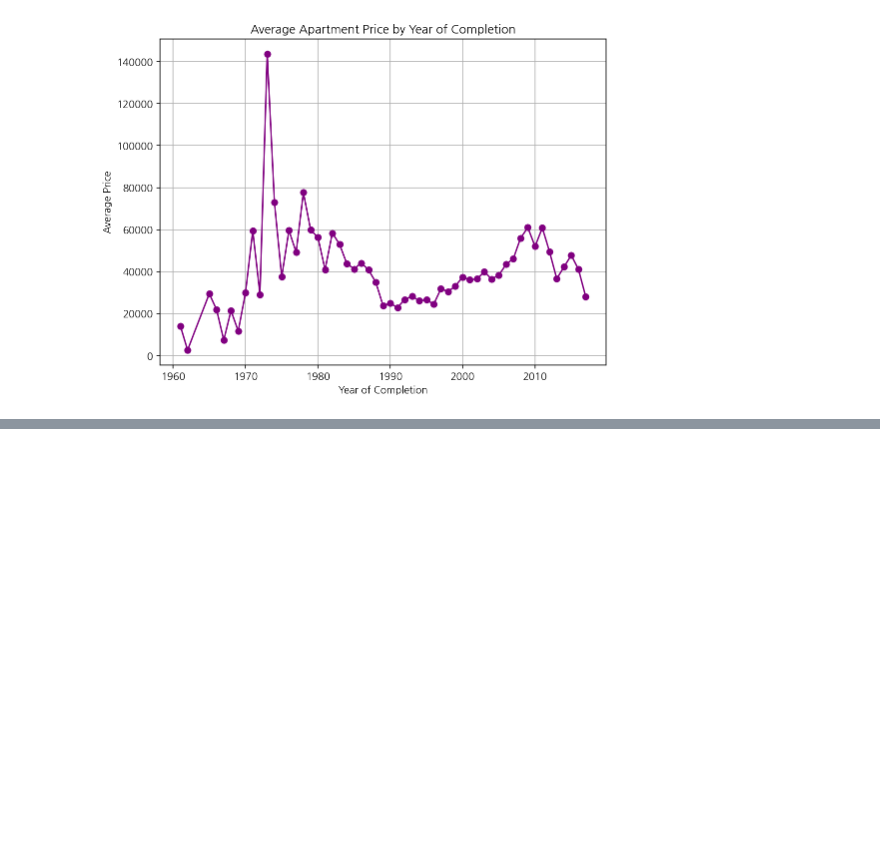
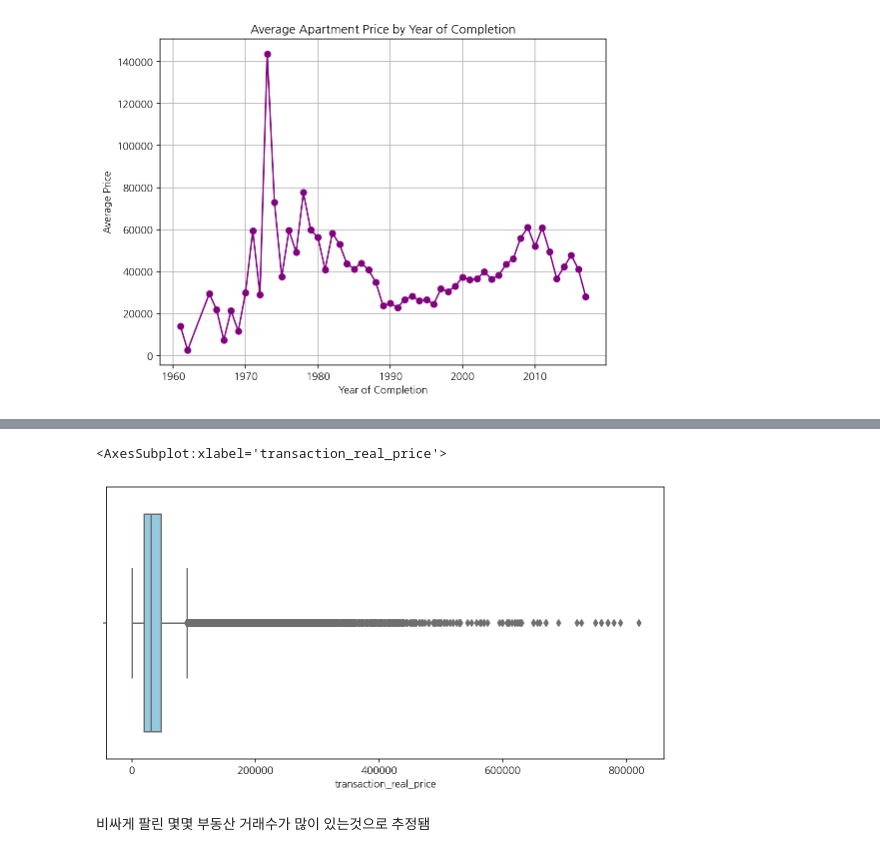
Before and after one commit to Orderlee/aiffel_datathon, a Jupyter notebook: 3y1y_apt_test.ipynb, the cells around one changed output, grey strips where cells are left out. Saved outputs shown, nothing was run; the diff lists cells and outputs as text; code cells hidden in the pictures; blank space fills up the shorter version.

```diff
--- a/3y1y_apt_test.ipynb
+++ b/3y1y_apt_test.ipynb
@@ -446,0 +233,8 @@ filtered_hospi
+# %%
+fig = plt.figure(figsize=(10, 5))
+sns.boxplot(data = train_df, x='transaction_real_price', color='skyblue')
+# %% [output]
+<AxesSubplot:xlabel='transaction_real_price'>
+[figure, added]
+# %% [markdown]
+비싸게 팔린 몇몇 부동산 거래수가 많이 있는것으로 추정됌
```
Also changed, not shown: parts of 206 cells of this notebook, 15 other files.
